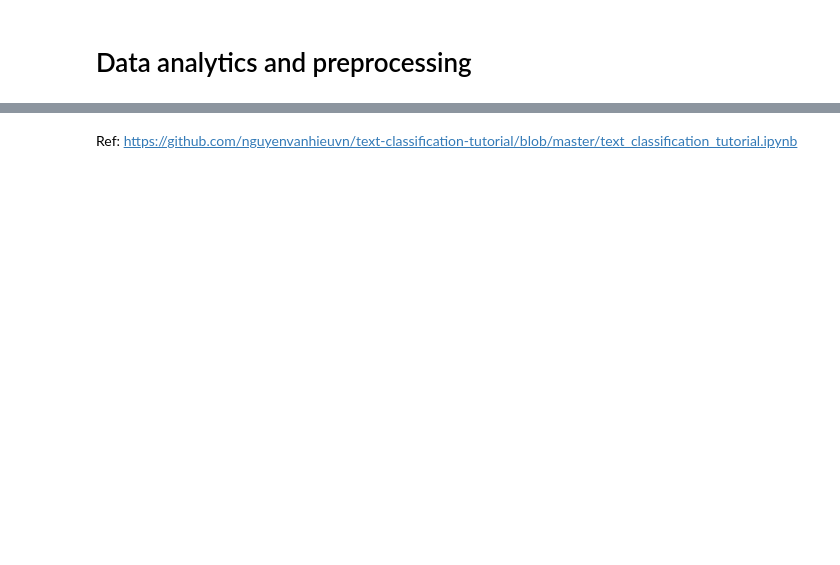
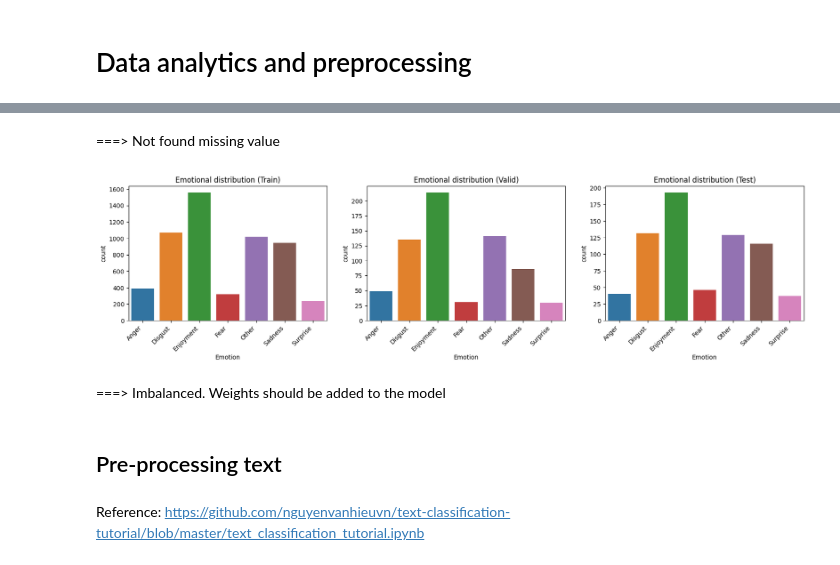
Before and after one commit to nthieu211/Vietnamese-Youtube-Comments-Sentiment, a Jupyter notebook: Model/Emotion-Classification-Model.ipynb, the cells around one changed output, grey strips where cells are left out. Saved outputs shown, nothing was run; the diff lists cells and outputs as text; code cells hidden in the pictures; blank space fills up the shorter version.

Commit message:
Update Classification Model

```diff
--- a/Model/Emotion-Classification-Model.ipynb
+++ b/Model/Emotion-Classification-Model.ipynb
@@ -27,0 +59,15 @@ from transformers import get_linear_schedule_with_warmup, AutoTokenizer, AutoMod
+# %%
+def get_data(path):
+    df = pd.read_excel(path, sheet_name=None)['Sheet1']
+    df.columns = ['index', 'Emotion', 'Sentence']
+    # unused column
+    df.drop(columns=['index'], inplace=True)
+    return df
+# %%
+# Run on Colab
+from google.colab import drive
+drive.mount('/content/drive')
+
+train_df = get_data('/content/drive/My Drive/DATASET-UIT-VSMEC/train_nor_811.xlsx')
+valid_df = get_data('/content/drive/My Drive/DATASET-UIT-VSMEC/valid_nor_811.xlsx')
+test_df = get_data('/content/drive/My Drive/DATASET-UIT-VSMEC/test_nor_811.xlsx')
@@ -30,5 +118,30 @@ from transformers import get_linear_schedule_with_warmup, AutoTokenizer, AutoMod
+# %% [markdown]
+===> Not found missing value
+# %%
+# Emotional distribution of dataset
+emotional_labels = sorted(train_df['Emotion'].unique())
+fig, axes = plt.subplots(nrows=1, ncols=3, figsize=(20, 4))
+sns.countplot(x='Emotion', data=train_df, order=emotional_labels, ax=axes[0])
+axes[0].set_xticklabels(axes[0].get_xticklabels(), rotation=45, ha='right')
+axes[0].set_title('Emotional distribution (Train)')
+
+sns.countplot(x='Emotion', data=valid_df, order=emotional_labels, ax=axes[1])
+axes[1].set_xticklabels(axes[1].get_xticklabels(), rotation=45, ha='right')
+axes[1].set_title('Emotional distribution (Valid)')
+
+sns.countplot(x='Emotion', data=test_df, order=emotional_labels, ax=axes[2])
+axes[2].set_xticklabels(axes[2].get_xticklabels(), rotation=45, ha='right')
+axes[2].set_title('Emotional distribution (Test)')
+
+plt.show()
+# %% [output]
+[figure, added]
+# %% [markdown]
+===> Imbalanced. Weights should be added to the model
+# %% [markdown]
+## Pre-processing text
 # %% [markdown]
-Ref: https://github.com/nguyenvanhieuvn/text-classification-tutorial/blob/master/text_classification_tutorial.ipynb
+Reference: https://github.com/nguyenvanhieuvn/text-classification-tutorial/blob/master/text_classification_tutorial.ipynb
 # %%
 # Remove HTML code
 def remove_HTML(text):
```
Also changed, not shown: parts of 37 cells of this notebook, 3 other files.
